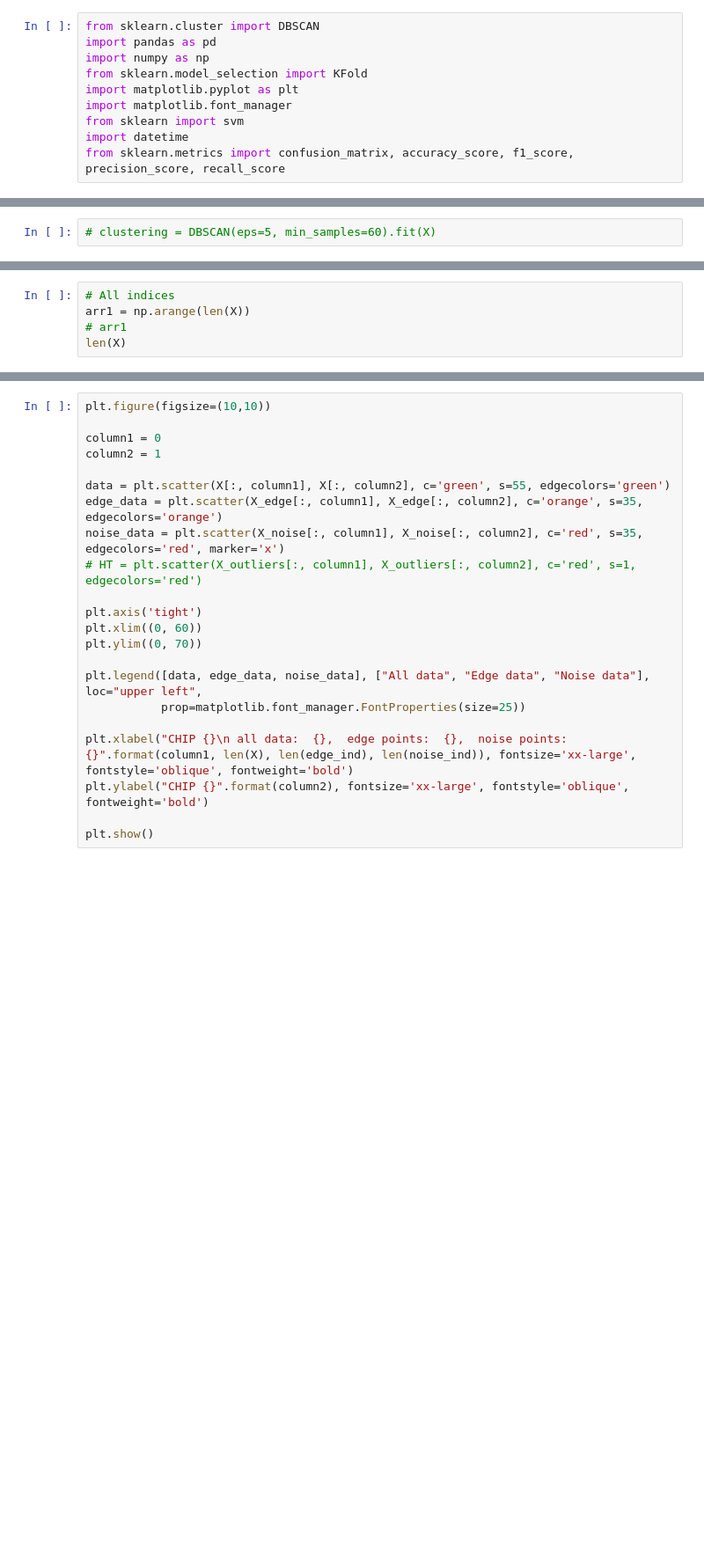
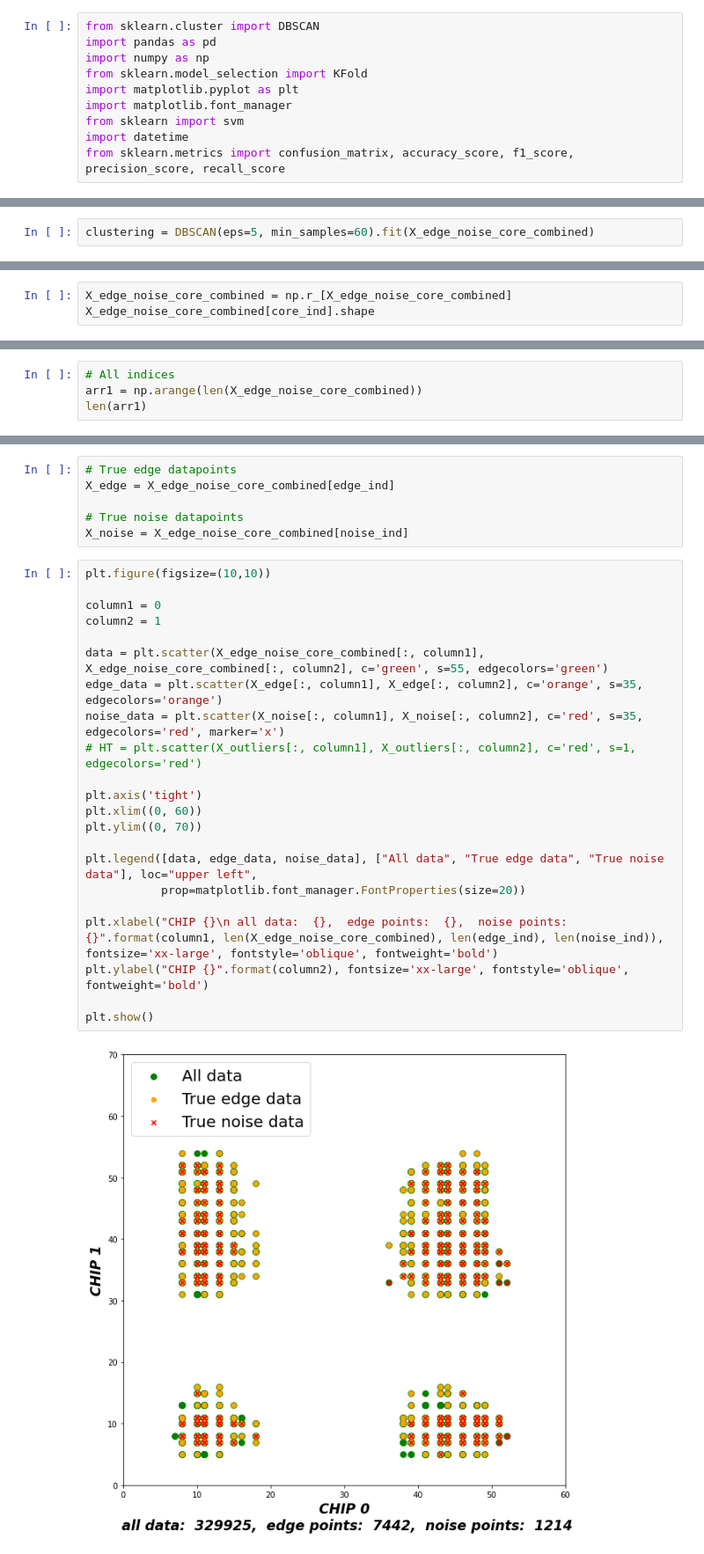
Before and after one commit to GorPiliposyan/HT_on_PCB, a Jupyter notebook: DBSCAN.ipynb, the cells around one changed output, grey strips where cells are left out. Shown: that part at 88% size. Drawn from its saved outputs; the diff is of its cells as text; blank space fills up the shorter version.

Commit message:
Finalised the code which locates edge points and removes noisy points. The code generates two text files: Edge_points.txt and Core_points.txt

```diff
--- a/DBSCAN.ipynb
+++ b/DBSCAN.ipynb
@@ -144,4 +181,4 @@ np.savetxt('..\\..\\DATA\\newerrrr_DATA\\DELETE_THIS\\all_noises.txt', X[all_noi
 # %%
-# clustering = DBSCAN(eps=5, min_samples=60).fit(X)
+clustering = DBSCAN(eps=5, min_samples=60).fit(X_edge_noise_core_combined)
 # %%
 clustering
@@ -159,0 +200,3 @@ X[core_ind].shape
+# %%
+X_edge_noise_core_combined = np.r_[X_edge_noise_core_combined]
+X_edge_noise_core_combined[core_ind].shape
@@ -160,5 +205,4 @@ X[core_ind].shape
 # %%
 # All indices
-arr1 = np.arange(len(X))
-# arr1
-len(X)
+arr1 = np.arange(len(X_edge_noise_core_combined))
+len(arr1)
@@ -186,22 +232,30 @@ X_noise = X[noise_ind]
+# %%
+# True edge datapoints
+X_edge = X_edge_noise_core_combined[edge_ind]
+
+# True noise datapoints
+X_noise = X_edge_noise_core_combined[noise_ind]
 # %%
 plt.figure(figsize=(10,10))
 
 column1 = 0
 column2 = 1
 
-data = plt.scatter(X[:, column1], X[:, column2], c='green', s=55, edgecolors='green')
+data = plt.scatter(X_edge_noise_core_combined[:, column1], X_edge_noise_core_combined[:, column2], c='green', s=55, edgecolors='green')
 edge_data = plt.scatter(X_edge[:, column1], X_edge[:, column2], c='orange', s=35, edgecolors='orange')
 noise_data = plt.scatter(X_noise[:, column1], X_noise[:, column2], c='red', s=35, edgecolors='red', marker='x')
 # HT = plt.scatter(X_outliers[:, column1], X_outliers[:, column2], c='red', s=1, edgecolors='red')
 
 plt.axis('tight')
 plt.xlim((0, 60))
 plt.ylim((0, 70))
 
-plt.legend([data, edge_data, noise_data], ["All data", "Edge data", "Noise data"], loc="upper left",
-           prop=matplotlib.font_manager.FontProperties(size=25))
+plt.legend([data, edge_data, noise_data], ["All data", "True edge data", "True noise data"], loc="upper left",
+           prop=matplotlib.font_manager.FontProperties(size=20))
 
-plt.xlabel("CHIP {}\n all data:  {},  edge points:  {},  noise points:  {}".format(column1, len(X), len(edge_ind), len(noise_ind)), fontsize='xx-large', fontstyle='oblique', fontweight='bold')
+plt.xlabel("CHIP {}\n all data:  {},  edge points:  {},  noise points:  {}".format(column1, len(X_edge_noise_core_combined), len(edge_ind), len(noise_ind)), fontsize='xx-large', fontstyle='oblique', fontweight='bold')
 plt.ylabel("CHIP {}".format(column2), fontsize='xx-large', fontstyle='oblique', fontweight='bold')
 
 plt.show()
+# %% [output]
+[figure, added]
```
Also changed, not shown: parts of 38 cells of this notebook.
